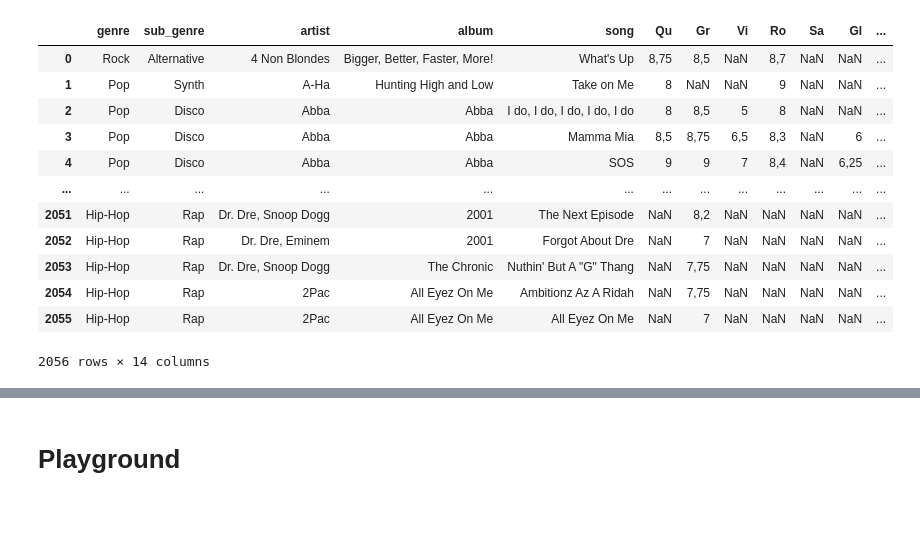
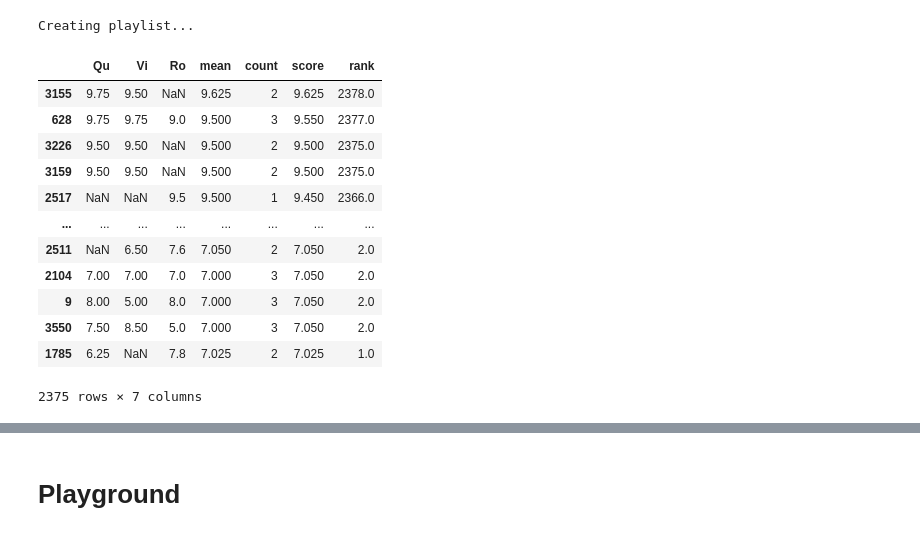
Before and after one commit to QuVil/mon-bot-le-dj, a Jupyter notebook: prototyping/prototyping.ipynb, the cells around one changed output, grey strips where cells are left out. Cells and saved outputs as stored; diff of their text form; code cells hidden in the pictures.

```diff
--- a/prototyping/prototyping.ipynb
+++ b/prototyping/prototyping.ipynb
@@ -48,17 +8,2 @@ data.to_csv("../data/achmusik.csv", index=False, decimal=",")
 # %%
-data = pd.read_csv("../data/achmusik.csv")
-data
+data = pd.read_csv("../data/csv/achmusik.csv")
-# %% [output]
-|  | genre | sub_genre | artist | album | song | Qu | Gr | Vi | Ro | Sa | Gl | ... |
-| 0 | Rock | Alternative | 4 Non Blondes | Bigger, Better, Faster, More! | What's Up | 8,75 | 8,5 | NaN | 8,7 | NaN | NaN | ... |
-| 1 | Pop | Synth | A-Ha | Hunting High and Low | Take on Me | 8 | NaN | NaN | 9 | NaN | NaN | ... |
-| 2 | Pop | Disco | Abba | Abba | I do, I do, I do, I do, I do | 8 | 8,5 | 5 | 8 | NaN | NaN | ... |
-| 3 | Pop | Disco | Abba | Abba | Mamma Mia | 8,5 | 8,75 | 6,5 | 8,3 | NaN | 6 | ... |
-| 4 | Pop | Disco | Abba | Abba | SOS | 9 | 9 | 7 | 8,4 | NaN | 6,25 | ... |
-| ... | ... | ... | ... | ... | ... | ... | ... | ... | ... | ... | ... | ... |
-| 2051 | Hip-Hop | Rap | Dr. Dre, Snoop Dogg | 2001 | The Next Episode | NaN | 8,2 | NaN | NaN | NaN | NaN | ... |
-| 2052 | Hip-Hop | Rap | Dr. Dre, Eminem | 2001 | Forgot About Dre | NaN | 7 | NaN | NaN | NaN | NaN | ... |
-| 2053 | Hip-Hop | Rap | Dr. Dre, Snoop Dogg | The Chronic | Nuthin' But A "G" Thang | NaN | 7,75 | NaN | NaN | NaN | NaN | ... |
-| 2054 | Hip-Hop | Rap | 2Pac | All Eyez On Me | Ambitionz Az A Ridah | NaN | 7,75 | NaN | NaN | NaN | NaN | ... |
-| 2055 | Hip-Hop | Rap | 2Pac | All Eyez On Me | All Eyez On Me | NaN | 7 | NaN | NaN | NaN | NaN | ... |
-2056 rows × 14 columns
@@ -64,0 +18,50 @@ data
+# %%
+if people is None:
+    people = ["Qu", "Vi", "Ro"]
+
+for i in range(data.columns.size):
+    data[data.columns[i]] = pd.to_numeric(data[data.columns[i]], errors='coerce')
+
+# Keeping only present people at the hypothetical party!
+data = data.filter(people)
+
+# Hard to do this shit inplace -- if no grades at all, give it a chance to play with default grade
+data = data.dropna(how="all").append(data[data.isnull().all(axis=1)].fillna(default_grade))
+
+# Normalize grades
+# data[people] = (data[people] - data[people].mean()) / (data[people].max() - data[people].min())
+
+# Mean of all notes for each track
+data["mean"] = data[data.columns].mean(axis=1)
+# Amount of notes for each track
+data["count"] = data.count(axis=1) - 1
+# Helping songs graded by more people in the group
+data["score"] = data["mean"] + (count_factor * (data["count"] - inhib_factor))
+# Truncating to keep only the acceptable songs
+data = data[data["score"] > min_score]
+
+# Using ranking of scores as weight for the playlist bootstrap
+print("Creating playlist...")
+data = data.sort_values("score", ascending=False)
+data["rank"] = data["score"].rank(method="min")
+
+# Eliminating tracks with a grade under the required minimum
+data = data[data[data.columns[:-4]].min(axis=1) > eliminating_grade]
+playlist = data.sample(n=size, weights="rank")
+
+data
+# %% [output]
+Creating playlist...
+|  | Qu | Vi | Ro | mean | count | score | rank |
+| 3155 | 9.75 | 9.50 | NaN | 9.625 | 2 | 9.625 | 2378.0 |
+| 628 | 9.75 | 9.75 | 9.0 | 9.500 | 3 | 9.550 | 2377.0 |
+| 3226 | 9.50 | 9.50 | NaN | 9.500 | 2 | 9.500 | 2375.0 |
+| 3159 | 9.50 | 9.50 | NaN | 9.500 | 2 | 9.500 | 2375.0 |
+| 2517 | NaN | NaN | 9.5 | 9.500 | 1 | 9.450 | 2366.0 |
+| ... | ... | ... | ... | ... | ... | ... | ... |
+| 2511 | NaN | 6.50 | 7.6 | 7.050 | 2 | 7.050 | 2.0 |
+| 2104 | 7.00 | 7.00 | 7.0 | 7.000 | 3 | 7.050 | 2.0 |
+| 9 | 8.00 | 5.00 | 8.0 | 7.000 | 3 | 7.050 | 2.0 |
+| 3550 | 7.50 | 8.50 | 5.0 | 7.000 | 3 | 7.050 | 2.0 |
+| 1785 | 6.25 | NaN | 7.8 | 7.025 | 2 | 7.025 | 1.0 |
+2375 rows × 7 columns
```
Also changed, not shown: parts of 27 cells of this notebook, 7 other files.
